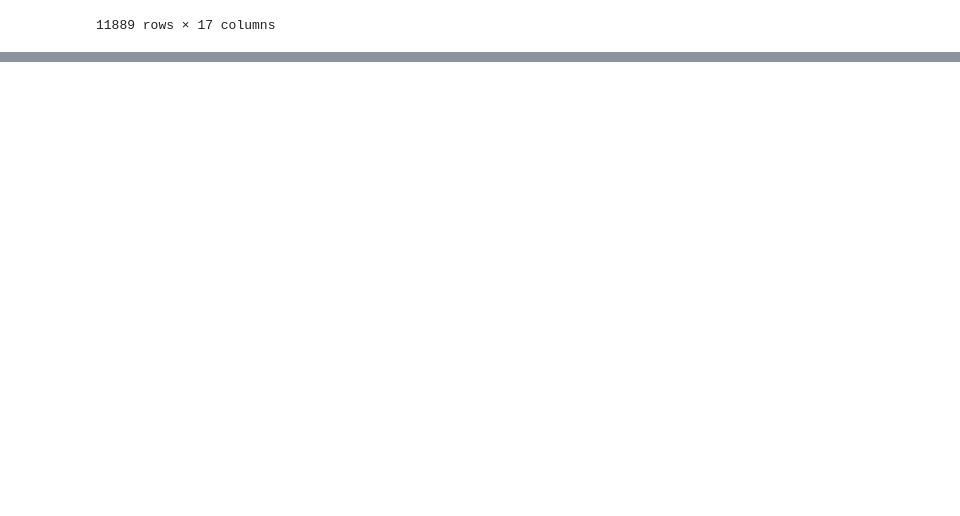
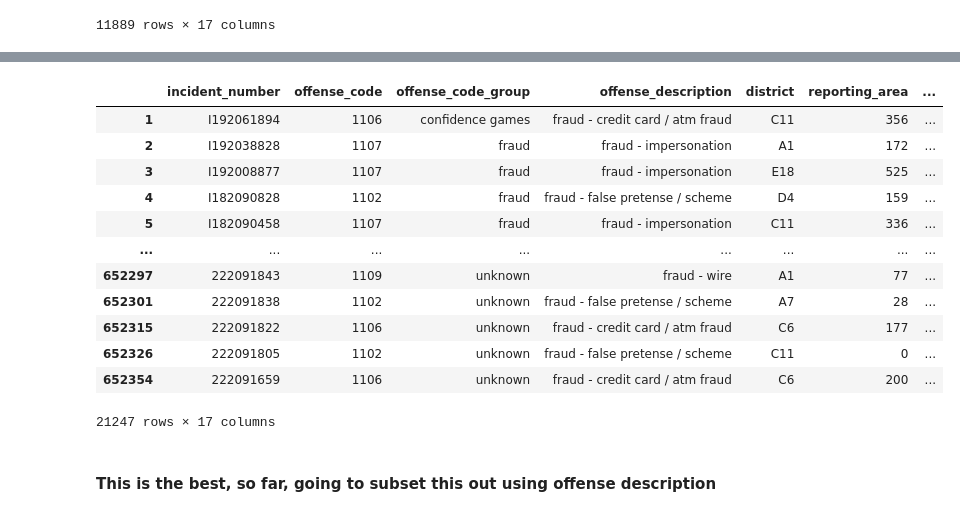
Before and after one commit to cristinalucin/boston-crime-data-project, a Jupyter notebook: Project Notebook.ipynb, the cells around one changed output, grey strips where cells are left out. Cells and saved outputs as stored; diff of their text form; code cells hidden in the pictures; blank space fills up the shorter version.

```diff
--- a/Project Notebook.ipynb
+++ b/Project Notebook.ipynb
@@ -691,0 +674,4 @@ df[df.street.isnull()]
+# %%
+#Make everything lowercase in offense code group and description
+df['offense_code_group'] = df['offense_code_group'].str.lower()
+df['offense_description'] = df['offense_description'].str.lower()
@@ -691,0 +687,17 @@ df[df.street.isnull()]
+# %%
+#Finding instances where fraud is in offense_description
+df[df['offense_description'].str.contains('fraud')] #21247 rows returned
+# %% [output]
+|  | incident_number | offense_code | offense_code_group | offense_description | district | reporting_area | ... |
+| 1 | I192061894 | 1106 | confidence games | fraud - credit card / atm fraud | C11 | 356 | ... |
+| 2 | I192038828 | 1107 | fraud | fraud - impersonation | A1 | 172 | ... |
+| 3 | I192008877 | 1107 | fraud | fraud - impersonation | E18 | 525 | ... |
+| 4 | I182090828 | 1102 | fraud | fraud - false pretense / scheme | D4 | 159 | ... |
+| 5 | I182090458 | 1107 | fraud | fraud - impersonation | C11 | 336 | ... |
+| ... | ... | ... | ... | ... | ... | ... | ... |
+| 652297 | 222091843 | 1109 | unknown | fraud - wire | A1 | 77 | ... |
+| 652301 | 222091838 | 1102 | unknown | fraud - false pretense / scheme | A7 | 28 | ... |
+| 652315 | 222091822 | 1106 | unknown | fraud - credit card / atm fraud | C6 | 177 | ... |
+| 652326 | 222091805 | 1102 | unknown | fraud - false pretense / scheme | C11 | 0 | ... |
+| 652354 | 222091659 | 1106 | unknown | fraud - credit card / atm fraud | C6 | 200 | ... |
+21247 rows × 17 columns
@@ -691,0 +712,2 @@ df[df.street.isnull()]
+# %% [markdown]
+#### This is the best, so far, going to subset this out using offense description
```
Also changed, not shown: parts of 26 cells of this notebook.
